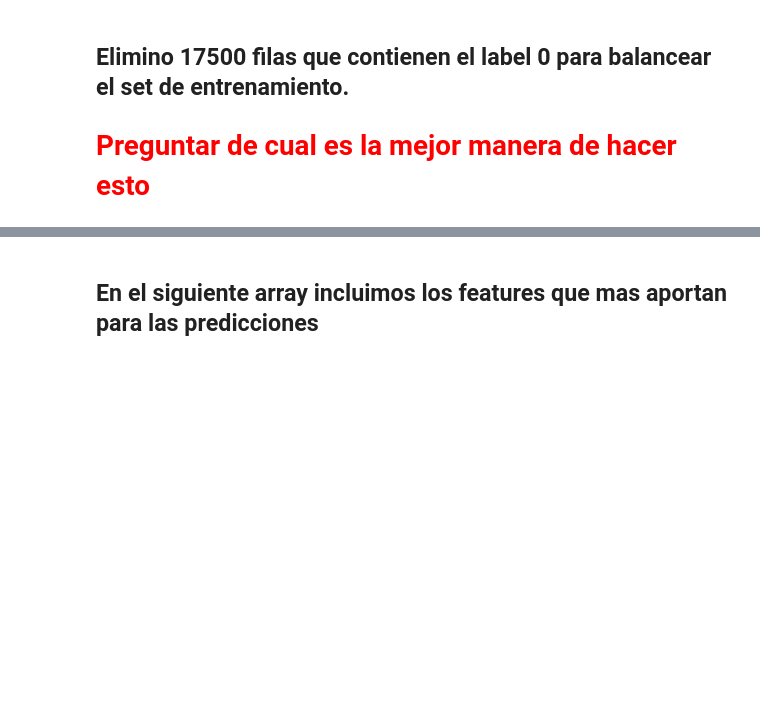
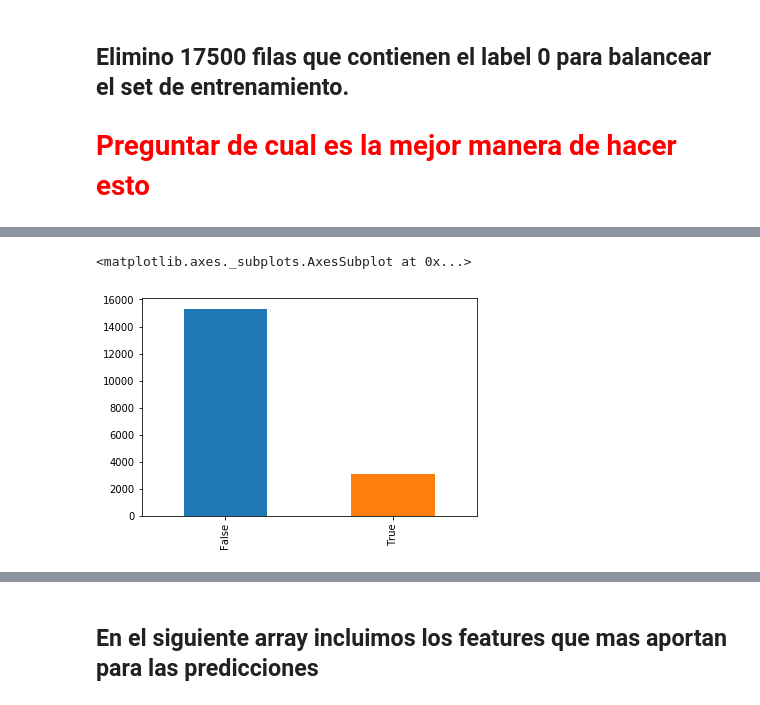
Before and after one commit to gabyrobles93/7506-TP2-MachineLearning, a Jupyter notebook: notebooks/final_model.ipynb, the cells around one changed output, grey strips where cells are left out. Cells and saved outputs as stored; diff of their text form; code cells hidden in the pictures; blank space fills up the shorter version.

```diff
--- a/notebooks/final_model.ipynb
+++ b/notebooks/final_model.ipynb
@@ -114,0 +107,5 @@ memory usage: 918.8+ KB
+# %%
+not_buyers['completa_flujo'].value_counts().plot.bar()
+# %% [output]
+<matplotlib.axes._subplots.AxesSubplot at 0x...>
+[figure, added]
```
Also changed, not shown: parts of 29 cells of this notebook, 4 other files.
